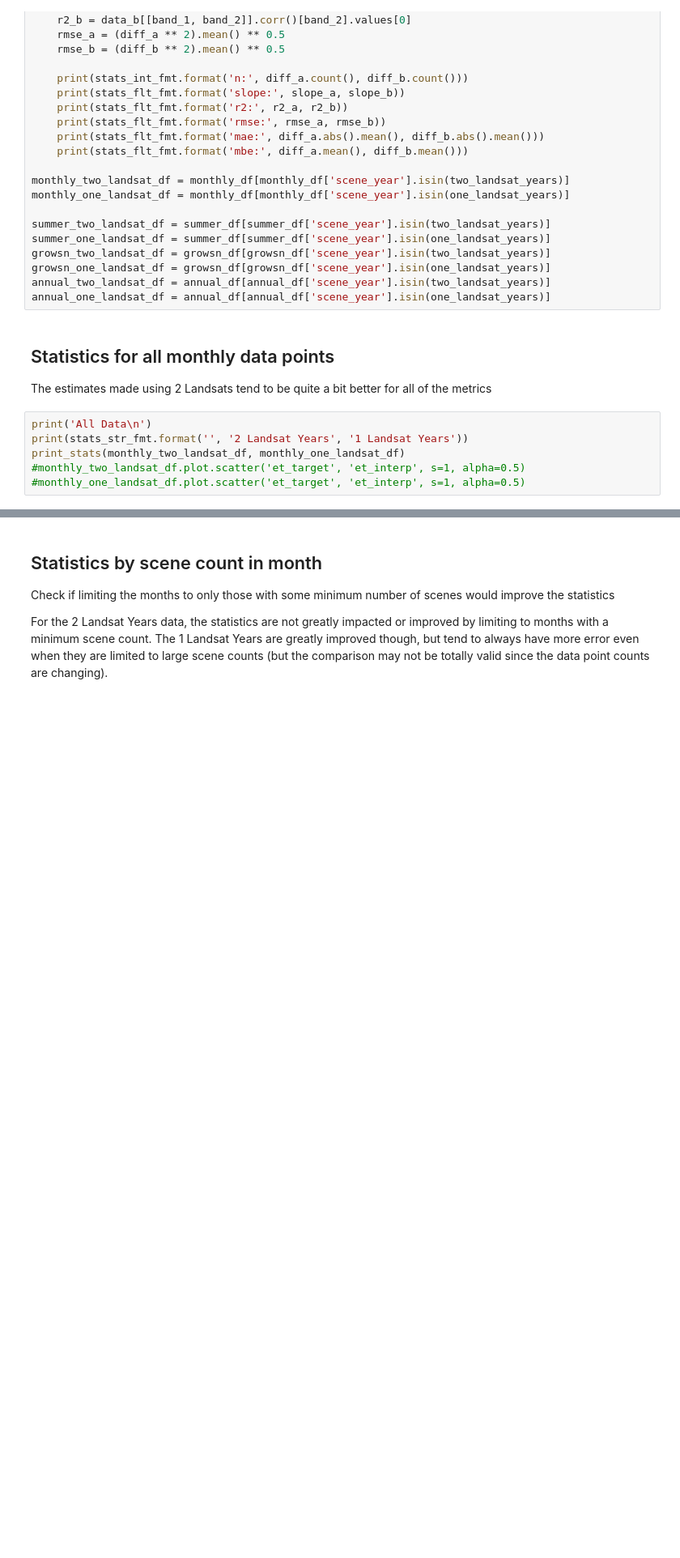
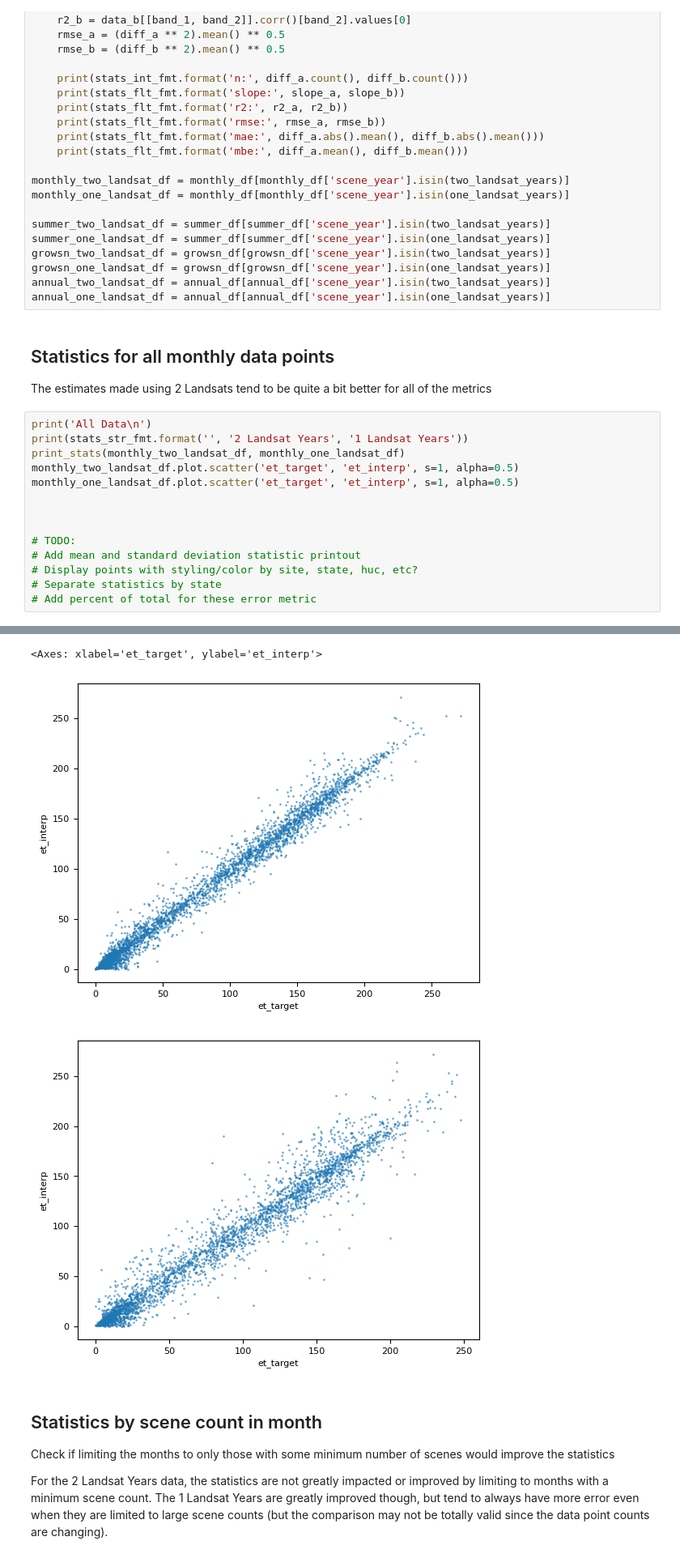
Before and after one commit to cgmorton/interpolation_uncertainty, a Jupyter notebook: analysis.ipynb, the cells around one changed output, grey strips where cells are left out. Shown at 81% size. Drawn from its saved outputs; the diff is of its cells as text; blank space fills up the shorter version.

```diff
--- a/analysis.ipynb
+++ b/analysis.ipynb
@@ -570,19 +558,30 @@ The estimates made using 2 Landsats tend to be quite a bit better for all of the
 # %%
 print('All Data\n')
 print(stats_str_fmt.format('', '2 Landsat Years', '1 Landsat Years'))
 print_stats(monthly_two_landsat_df, monthly_one_landsat_df)
-#monthly_two_landsat_df.plot.scatter('et_target', 'et_interp', s=1, alpha=0.5)
-#monthly_one_landsat_df.plot.scatter('et_target', 'et_interp', s=1, alpha=0.5)
+monthly_two_landsat_df.plot.scatter('et_target', 'et_interp', s=1, alpha=0.5)
+monthly_one_landsat_df.plot.scatter('et_target', 'et_interp', s=1, alpha=0.5)
+
+
+
+# TODO:
+# Add mean and standard deviation statistic printout
+# Display points with styling/color by site, state, huc, etc?
+# Separate statistics by state
+# Add percent of total for these error metric
 # %% [output]
 All Data
 
             2 Landsat Years      1 Landsat Years
 n:                     3903                 3457
 slope:             1.002557             1.002226
 r2:                0.991395             0.977622
 rmse:              8.671639            13.760669
 mae:               5.742038             8.907141
 mbe:               1.282735             1.938637
+<Axes: xlabel='et_target', ylabel='et_interp'>
+[figure, added]
+[figure, added]
 # %% [markdown]
 ## Statistics by scene count in month
 
```
Also changed, not shown: parts of 7 cells of this notebook.
